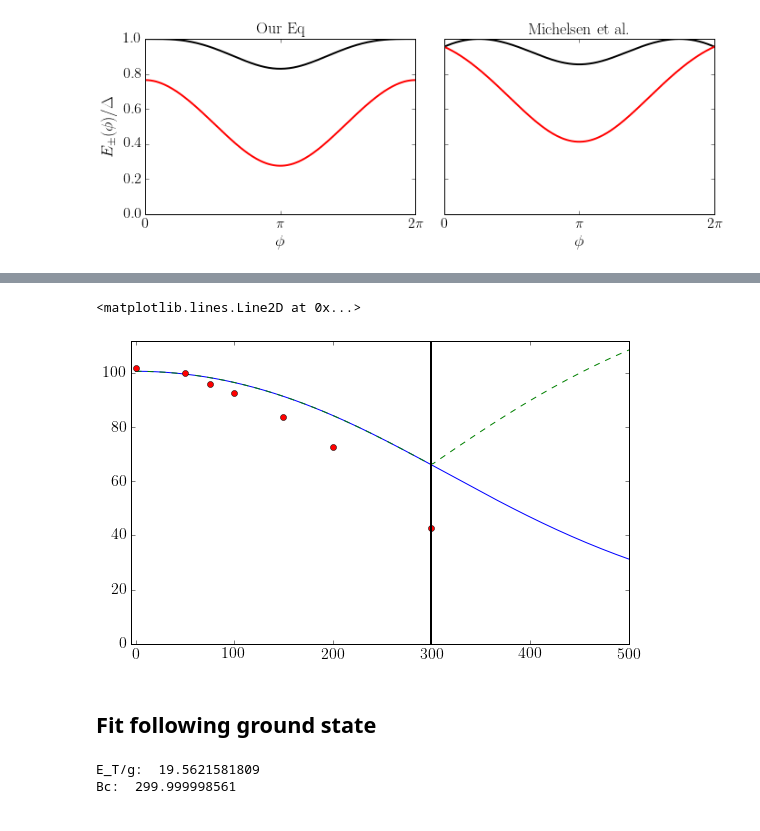
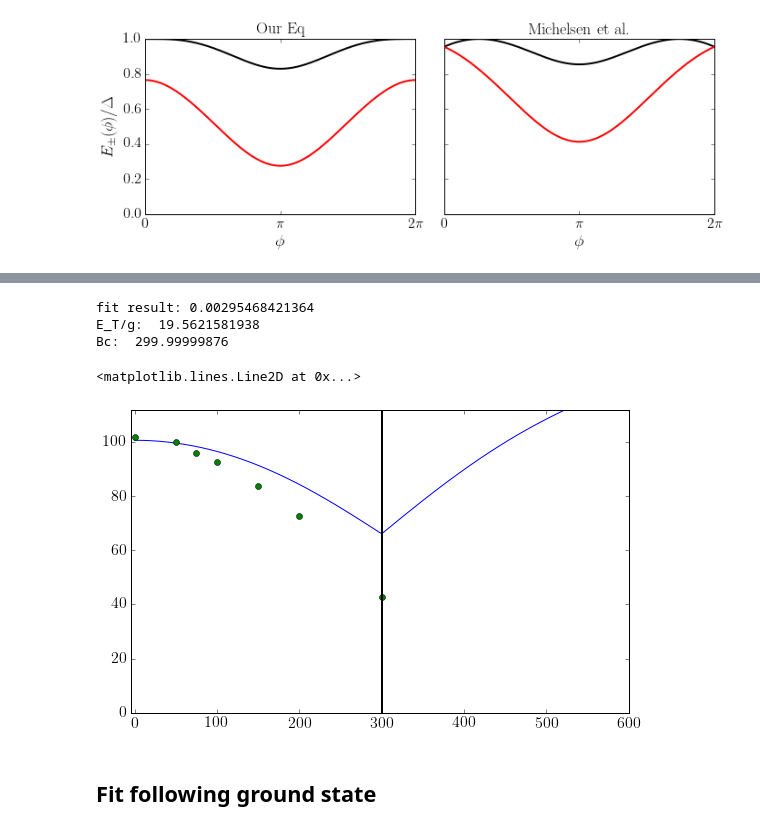
Before and after one commit to bernardvanheck/shared_notebooks, a Jupyter notebook: analysis_fig_4.ipynb, the cells around one changed output, grey strips where cells are left out. Drawn from its saved outputs; the diff is of its cells as text; code cells hidden in the pictures.

```diff
--- a/analysis_fig_4.ipynb
+++ b/analysis_fig_4.ipynb
@@ -407,25 +399,24 @@ Bc:  299.999998561
-# %%
-plt.figure(figsize=(8,5))
-plt.plot(fields, energies)
-plt.plot(fields, energies_2, ls='--')
-plt.plot(Bs, Es, 'o')
-plt.xlim(-5, 500)
-plt.ylim(0, 112)
-plt.axvline(Bc, c='k', lw=2)
-# %% [output]
-<matplotlib.lines.Line2D at 0x...>
-[figure, removed]
+# %%
+tau, gap = 0.56, 151.8
+popt, pcov = curve_fit(lambda x, a: transition_energy(x, a, tau, gap, 0, False, False), Bs, Es, p0=[0.01])
+beta_c = np.sqrt(1-tau)/np.sqrt(tau)
+Bc = beta_c / popt[0]
+a_best=popt[0]
+print 'fit result:', popt[0]
+print 'E_T/g: ', ET_over_G(popt[0])
+print 'Bc: ', beta_c / popt[0]
+fields = np.linspace(0, 1000, 500)
+plt.figure(figsize=(8,5))
+plt.plot(fields, transition_energy(fields, popt[0], tau, gap, 0, False, False))
+plt.xlim(-5, 600)
+plt.ylim(0, 112)
+plt.plot(Bs, Es, 'o')
+plt.axvline(Bc, c='k', lw=2)
+# %% [output]
+fit result: 0.00295468421364
+E_T/g:  19.5621581938
+Bc:  299.99999876
+<matplotlib.lines.Line2D at 0x...>
+[figure, added]
 # %% [markdown]
 ## Fit following ground state
-# %%
-tau, D = 0.56, 151.8
-beta_c = np.sqrt(1-tau)/np.sqrt(tau)
-(popt, pcov, infodict, errmsg, ier) = leastsq(residuals_transition_energies, x0=[0.01],
-                                              args=(Bs, Es, tau, D, False), full_output=1)
-fields = np.linspace(0, 1000, 200)
-energies = np.array([transition_energy([f * popt[0]], tau, D, False) for f in fields])
-print 'E_T/g: ', ET_over_G(popt[0])
-print 'Bc: ', beta_c / popt[0]
-# %% [output]
-E_T/g:  19.5621581809
-Bc:  299.999998561
```
Also changed, not shown: parts of 27 cells of this notebook.
